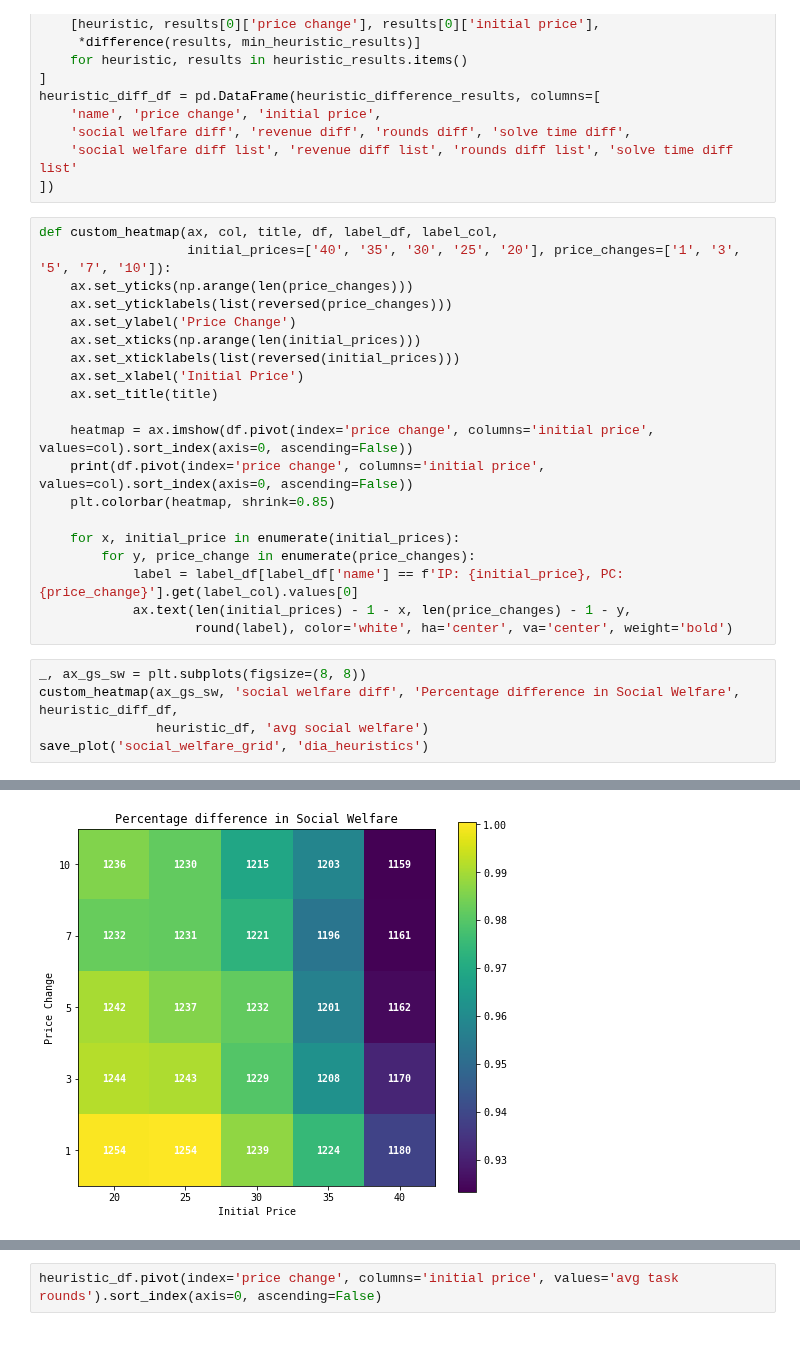
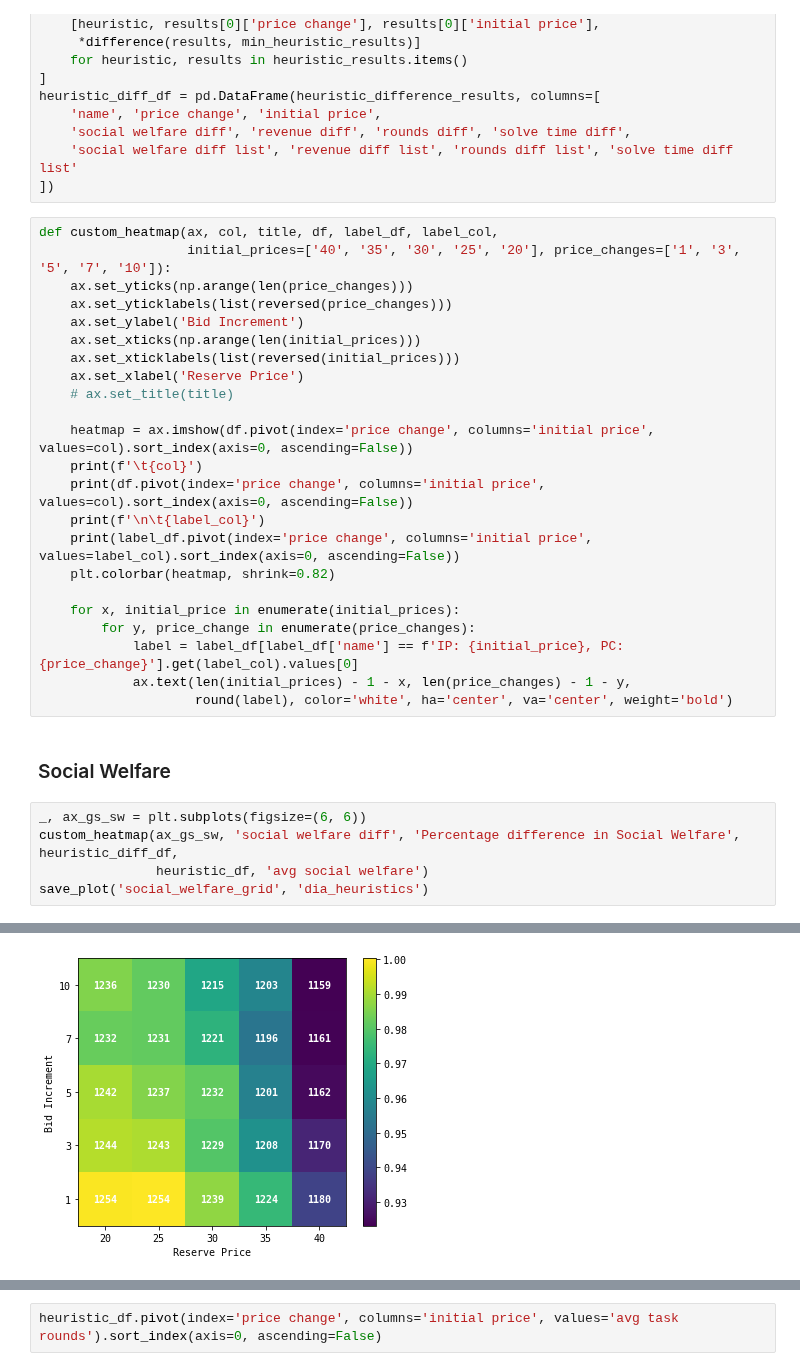
Before and after one commit to pseudo-rnd-thoughts/Elastic-Resource-Allocation, a Jupyter notebook: analysis/dia_heuristics.ipynb, the cells around one changed output, grey strips where cells are left out. Drawn from its saved outputs; the diff is of its cells as text; blank space fills up the shorter version.

```diff
--- a/analysis/dia_heuristics.ipynb
+++ b/analysis/dia_heuristics.ipynb
@@ -131,23 +131,28 @@ def custom_heatmap(ax, col, title, df, label_df, label_col,
                    initial_prices=['40', '35', '30', '25', '20'], price_changes=['1', '3', '5', '7', '10']):
     ax.set_yticks(np.arange(len(price_changes)))
     ax.set_yticklabels(list(reversed(price_changes)))
-    ax.set_ylabel('Price Change')
+    ax.set_ylabel('Bid Increment')
     ax.set_xticks(np.arange(len(initial_prices)))
     ax.set_xticklabels(list(reversed(initial_prices)))
-    ax.set_xlabel('Initial Price')
-    ax.set_title(title)
+    ax.set_xlabel('Reserve Price')
+    # ax.set_title(title)
 
     heatmap = ax.imshow(df.pivot(index='price change', columns='initial price', values=col).sort_index(axis=0, ascending=False))
+    print(f'\t{col}')
     print(df.pivot(index='price change', columns='initial price', values=col).sort_index(axis=0, ascending=False))
-    plt.colorbar(heatmap, shrink=0.85)
+    print(f'\n\t{label_col}')
+    print(label_df.pivot(index='price change', columns='initial price', values=label_col).sort_index(axis=0, ascending=False))
+    plt.colorbar(heatmap, shrink=0.82)
 
     for x, initial_price in enumerate(initial_prices):
         for y, price_change in enumerate(price_changes):
             label = label_df[label_df['name'] == f'IP: {initial_price}, PC: {price_change}'].get(label_col).values[0]
             ax.text(len(initial_prices) - 1 - x, len(price_changes) - 1 - y,
                     round(label), color='white', ha='center', va='center', weight='bold')
+# %% [markdown]
+### Social Welfare
 # %%
-_, ax_gs_sw = plt.subplots(figsize=(8, 8))
+_, ax_gs_sw = plt.subplots(figsize=(6, 6))
 custom_heatmap(ax_gs_sw, 'social welfare diff', 'Percentage difference in Social Welfare', heuristic_diff_df,
                heuristic_df, 'avg social welfare')
 save_plot('social_welfare_grid', 'dia_heuristics')
@@ -162,4 +177,4 @@ price change
 Save file location: figs/dia_heuristics/eps/social_welfare_grid.eps
 Save file location: figs/dia_heuristics/png/social_welfare_grid.png
 Save file location: figs/dia_heuristics/pdf/social_welfare_grid.pdf
-[figure, old version]
+[figure, new version]
```
Also changed, not shown: parts of 4 cells of this notebook, 3 other files.
